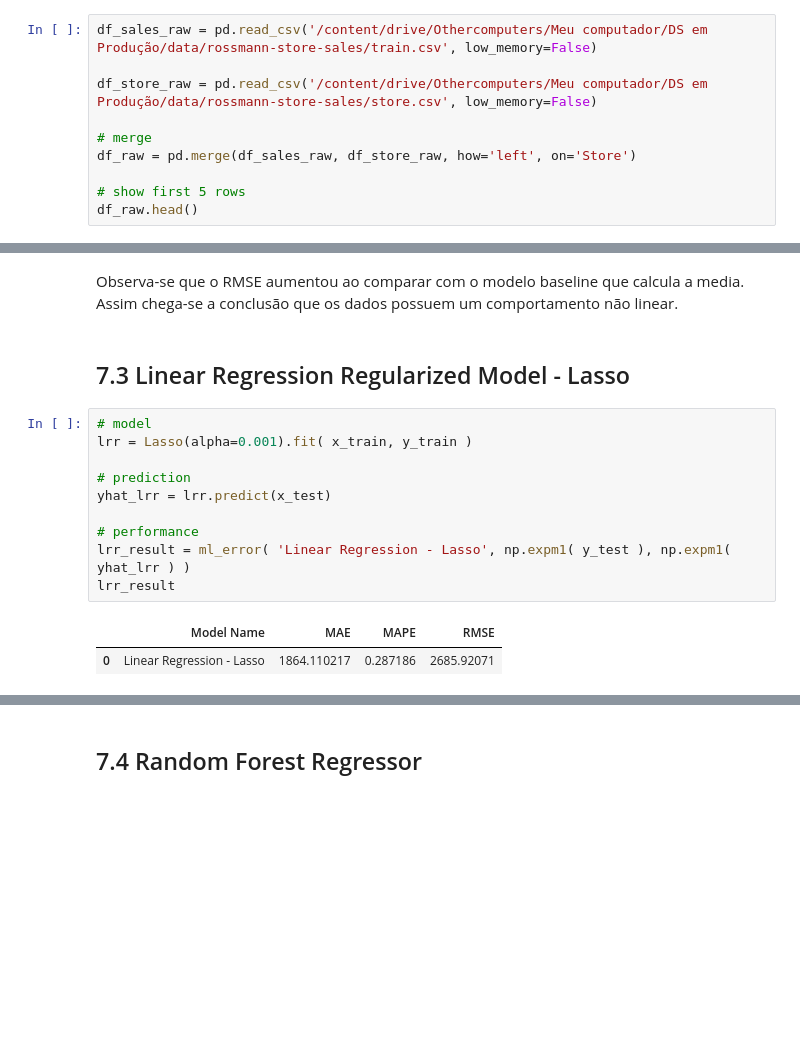
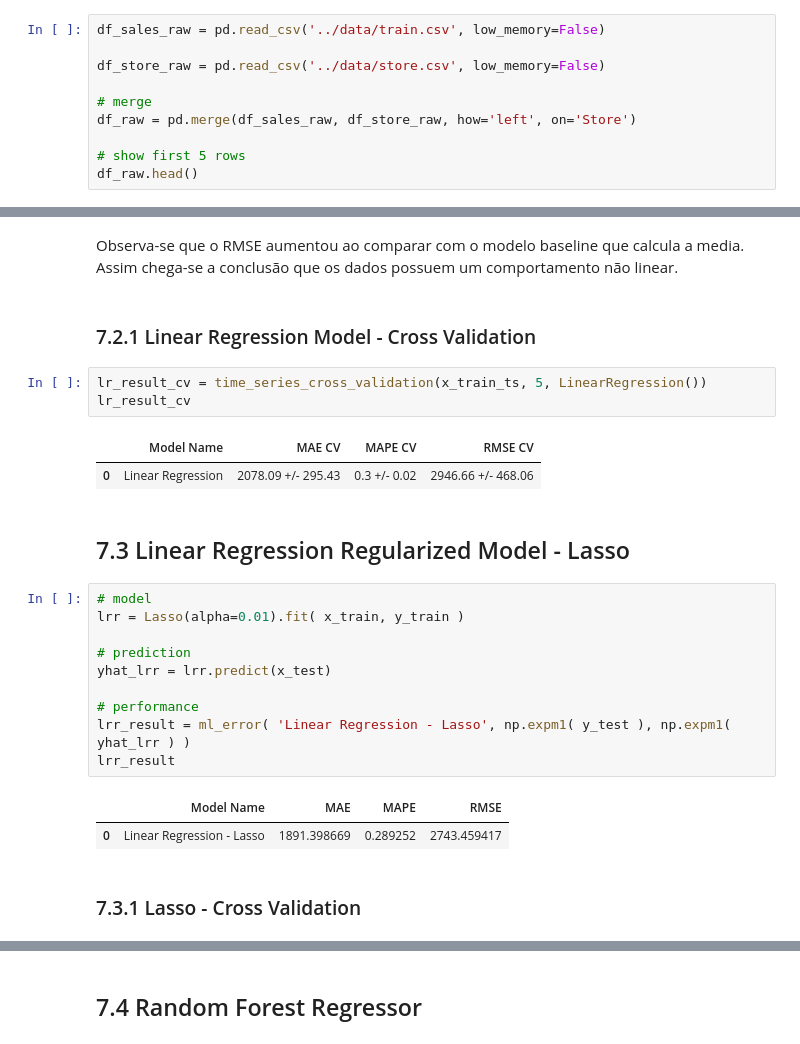
Before and after one commit to Leonamrsm/DS-em-Producao, a Jupyter notebook: Modulo_07/m07_v01_store_sales_prediction.ipynb, the cells around one changed output, grey strips where cells are left out. Drawn from its saved outputs; the diff is of its cells as text; blank space fills up the shorter version.

Commit message:
end of cross validation performance comparison

```diff
--- a/Modulo_07/m07_v01_store_sales_prediction.ipynb
+++ b/Modulo_07/m07_v01_store_sales_prediction.ipynb
@@ -55,9 +108,9 @@ def cramer_v(x, y):
 # %% [markdown]
 ## 0.2. Loading df1
 # %%
-df_sales_raw = pd.read_csv('/content/drive/Othercomputers/Meu computador/DS em Produção/data/rossmann-store-sales/train.csv', low_memory=False)
+df_sales_raw = pd.read_csv('../data/train.csv', low_memory=False)
 
-df_store_raw = pd.read_csv('/content/drive/Othercomputers/Meu computador/DS em Produção/data/rossmann-store-sales/store.csv', low_memory=False)
+df_store_raw = pd.read_csv('../data/store.csv', low_memory=False)
 
 # merge
 df_raw = pd.merge(df_sales_raw, df_store_raw, how='left', on='Store')
@@ -1116,18 +1173,28 @@ lr_result
 | 0 | Linear Regression | 1861.511888 | 0.291615 | 2663.307498 |
 # %% [markdown]
 Observa-se que o RMSE aumentou ao comparar com o modelo baseline que calcula a media. Assim chega-se a conclusão que os dados possuem um comportamento não linear.
+# %% [markdown]
+### 7.2.1 Linear Regression Model - Cross Validation
+# %%
+lr_result_cv = time_series_cross_validation(x_train_ts, 5, LinearRegression())
+lr_result_cv
+# %% [output]
+|  | Model Name | MAE CV | MAPE CV | RMSE CV |
+| 0 | Linear Regression | 2078.09 +/- 295.43 | 0.3 +/- 0.02 | 2946.66 +/- 468.06 |
 # %% [markdown]
 ## 7.3 Linear Regression Regularized Model - Lasso
 # %%
 # model
-lrr = Lasso(alpha=0.001).fit( x_train, y_train )
+lrr = Lasso(alpha=0.01).fit( x_train, y_train )
 
 # prediction
 yhat_lrr = lrr.predict(x_test)
 
 # performance
 lrr_result = ml_error( 'Linear Regression - Lasso', np.expm1( y_test ), np.expm1( yhat_lrr ) )
 lrr_result
 # %% [output]
 |  | Model Name | MAE | MAPE | RMSE |
-| 0 | Linear Regression - Lasso | 1864.110217 | 0.287186 | 2685.92071 |
+| 0 | Linear Regression - Lasso | 1891.398669 | 0.289252 | 2743.459417 |
+# %% [markdown]
+### 7.3.1 Lasso - Cross Validation
```
Also changed, not shown: parts of 36 cells of this notebook, 1 other file.
